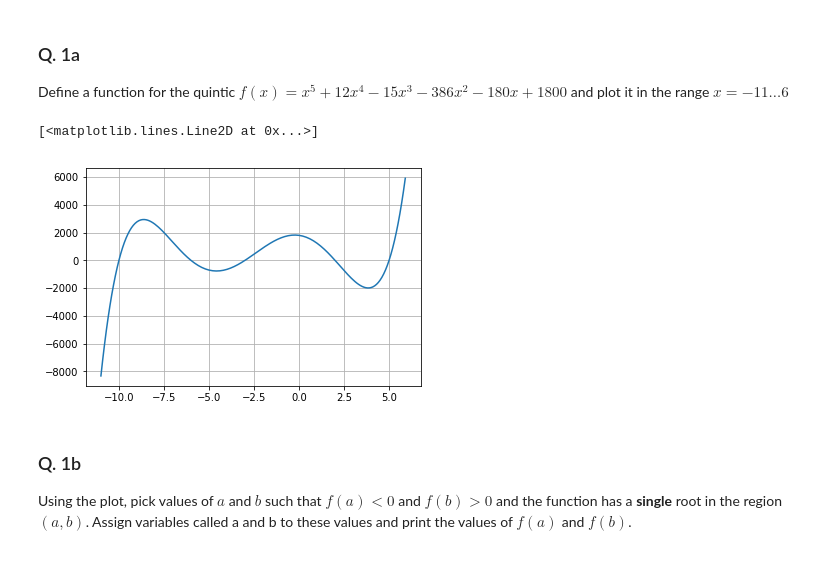
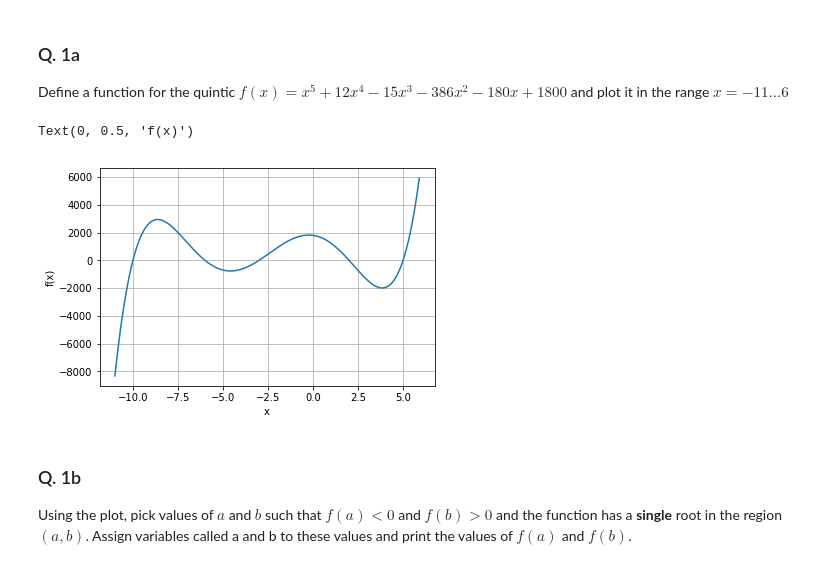
Before and after one commit to lobsterbottomy/Computational-Science-Assignments, a Jupyter notebook: Assignment-2.ipynb, the cells around one changed output. Saved outputs shown, nothing was run; the diff lists cells and outputs as text; code cells hidden in the pictures.

```diff
--- a/Assignment-2.ipynb
+++ b/Assignment-2.ipynb
@@ -29,16 +29,18 @@ Define a function for the quintic $f(x) = x^5+12 x^4-15 x^3-386 x^2-180 x+1800$
 # %%
 def f(x):
     return ((x**5)+12*(x**4)-15*(x**3)-386*(x**2)-(180*x)+1800)
 
 x = np.arange(-11,6,0.1)
 vf = np.vectorize(f)
 y = vf(x)
 
 plt.grid(True)
 plt.plot(x,y)
+plt.xlabel('x')
+plt.ylabel('f(x)')
 # %% [output]
-[<matplotlib.lines.Line2D at 0x...>]
+Text(0, 0.5, 'f(x)')
-[figure, old version]
+[figure, new version]
 # %% [markdown]
 ### Q. 1b
 Using the plot, pick values of $a$ and $b$ such that $f(a) < 0$ and $f(b) > 0$ and the function has a **single** root in the region $(a,b)$. Assign variables called a and b to these values and print the values of $f(a)$ and $f(b)$.
```
Also changed, not shown: parts of 10 cells of this notebook.
